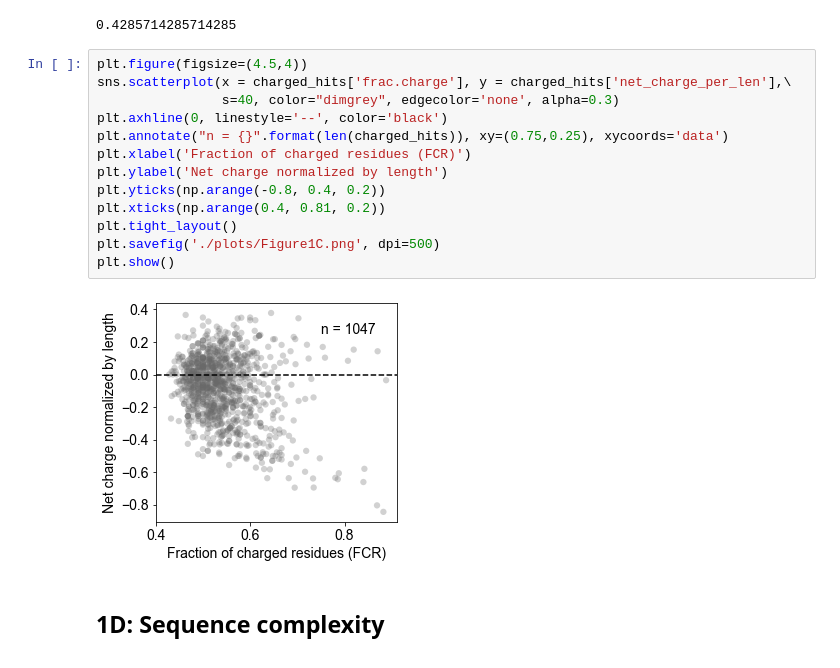
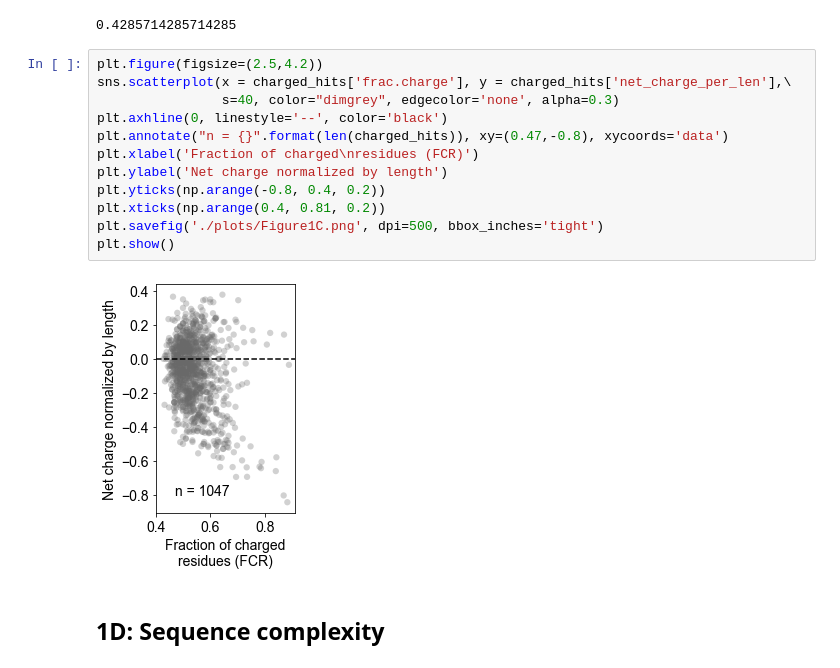
Before and after one commit to rosalindpan/hcrpaper, a Jupyter notebook: figures/Figure1.ipynb, the cells around one changed output. Drawn from its saved outputs; the diff is of its cells as text.

```diff
--- a/figures/Figure1.ipynb
+++ b/figures/Figure1.ipynb
@@ -276,20 +271,19 @@ np.min(charged_hits['frac.charge'])
 # %% [output]
 0.4285714285714285
 # %%
-plt.figure(figsize=(4.5,4))
+plt.figure(figsize=(2.5,4.2))
 sns.scatterplot(x = charged_hits['frac.charge'], y = charged_hits['net_charge_per_len'],\
                 s=40, color="dimgrey", edgecolor='none', alpha=0.3)
 plt.axhline(0, linestyle='--', color='black')
-plt.annotate("n = {}".format(len(charged_hits)), xy=(0.75,0.25), xycoords='data')
-plt.xlabel('Fraction of charged residues (FCR)')
+plt.annotate("n = {}".format(len(charged_hits)), xy=(0.47,-0.8), xycoords='data')
+plt.xlabel('Fraction of charged\nresidues (FCR)')
 plt.ylabel('Net charge normalized by length')
 plt.yticks(np.arange(-0.8, 0.4, 0.2))
 plt.xticks(np.arange(0.4, 0.81, 0.2))
-plt.tight_layout()
-plt.savefig('./plots/Figure1C.png', dpi=500)
+plt.savefig('./plots/Figure1C.png', dpi=500, bbox_inches='tight')
 plt.show()
 # %% [output]
-[figure, old version]
+[figure, new version]
 # %% [markdown]
 ## 1D: Sequence complexity
 # %%
```
Also changed, not shown: parts of 8 cells of this notebook, 15 other files.
